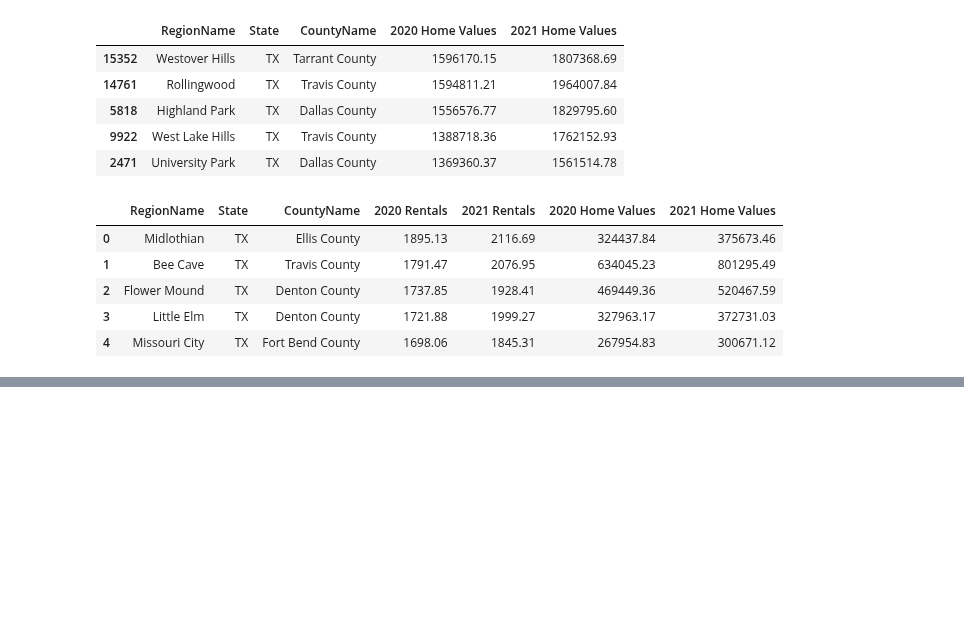
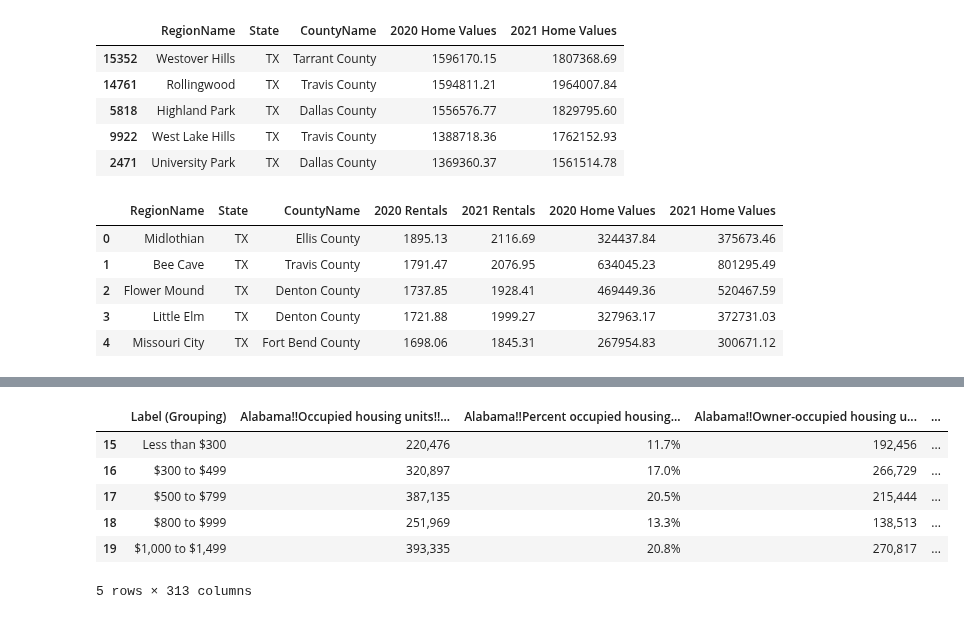
Before and after one commit to ahvuong/COGS108_Data_Science_In_Practice, a Jupyter notebook: DataCheckpointGroup_Sp23_AAA-H.ipynb, the cells around one changed output, grey strips where cells are left out. Cells and saved outputs as stored; diff of their text form; code cells hidden in the pictures; blank space fills up the shorter version.

```diff
--- a/DataCheckpointGroup_Sp23_AAA-H.ipynb
+++ b/DataCheckpointGroup_Sp23_AAA-H.ipynb
@@ -268,0 +325,12 @@ TX_housings.head()
+# %%
+housing_costs_2020 = df2020.loc[14:25]
+housing_costs_2020 = housing_costs_2020.dropna()
+housing_costs_2020.head()
+# %% [output]
+|  | Label (Grouping) | Alabama!!Occupied housing units!!... | Alabama!!Percent occupied housing... | Alabama!!Owner-occupied housing u... | ... |
+| 15 | Less than $300 | 220,476 | 11.7% | 192,456 | ... |
+| 16 | $300 to $499 | 320,897 | 17.0% | 266,729 | ... |
+| 17 | $500 to $799 | 387,135 | 20.5% | 215,444 | ... |
+| 18 | $800 to $999 | 251,969 | 13.3% | 138,513 | ... |
+| 19 | $1,000 to $1,499 | 393,335 | 20.8% | 270,817 | ... |
+5 rows × 313 columns
```
Also changed, not shown: parts of 21 cells of this notebook, 2 other files.
